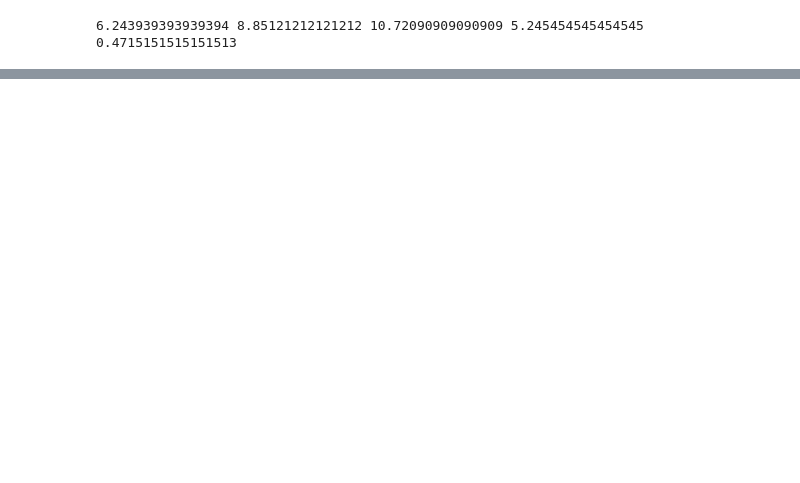
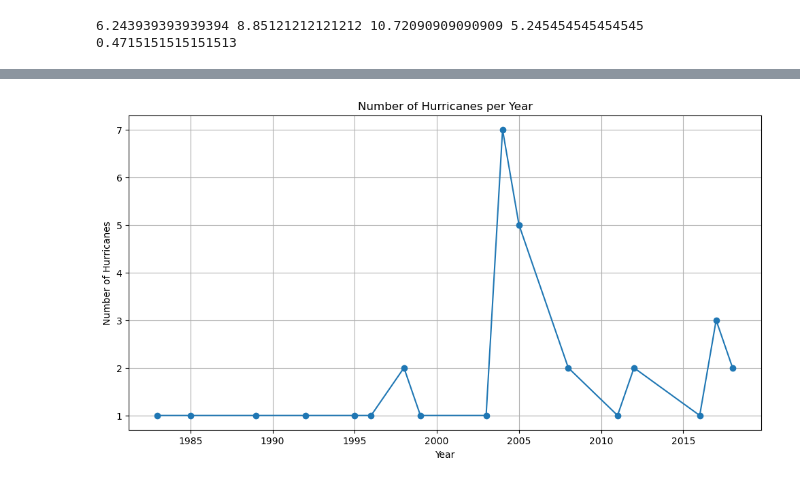
Before and after one commit to chrisadamsv/Dream-Team-Project1, a Jupyter notebook: Project_Data/Chris_work.ipynb, the cells around one changed output, grey strips where cells are left out. Drawn from its saved outputs; the diff is of its cells as text; code cells hidden in the pictures; blank space fills up the shorter version.

```diff
--- a/Project_Data/Chris_work.ipynb
+++ b/Project_Data/Chris_work.ipynb
@@ -106,0 +112,18 @@ plt.show()
+# %%
+
+# Load the data
+#df = pd.read_csv('clean_hurricane_income_data.csv')
+
+# Group by Year and count the number of hurricanes
+hurricane_counts = hurricane_hpi_income_df.groupby('Year').size()
+
+# Plot
+plt.figure(figsize=(12, 6))
+hurricane_counts.plot(kind='line', marker='o')
+plt.title('Number of Hurricanes per Year')
+plt.xlabel('Year')
+plt.ylabel('Number of Hurricanes')
+plt.grid()
+plt.show()
+# %% [output]
+[figure, added]
```
Also changed, not shown: parts of 19 cells of this notebook, 16 other files.
